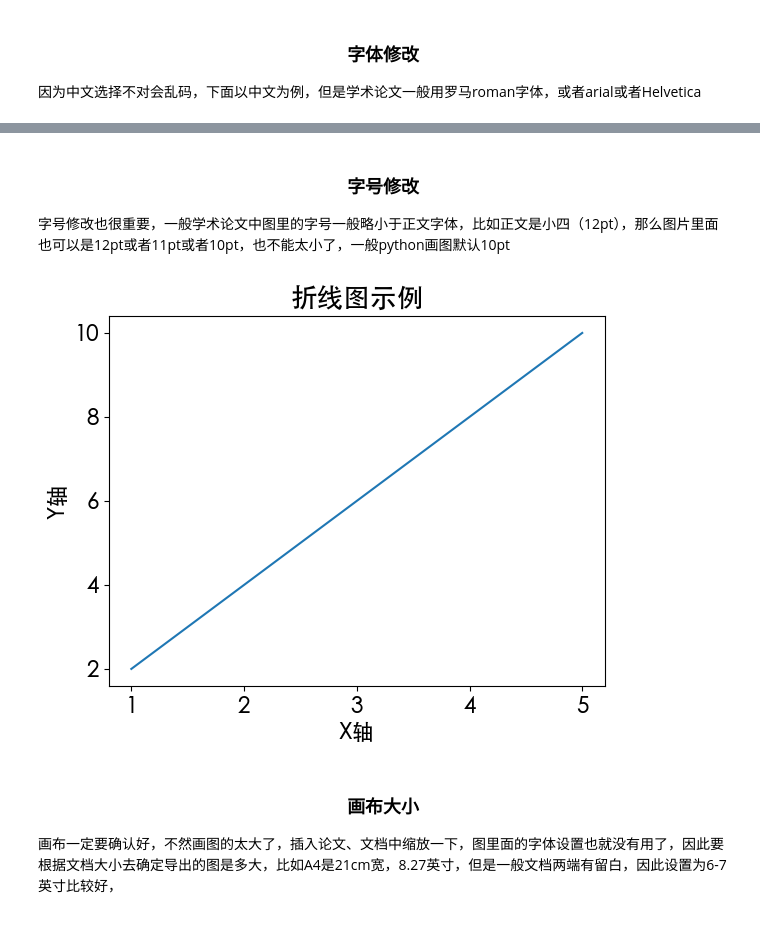
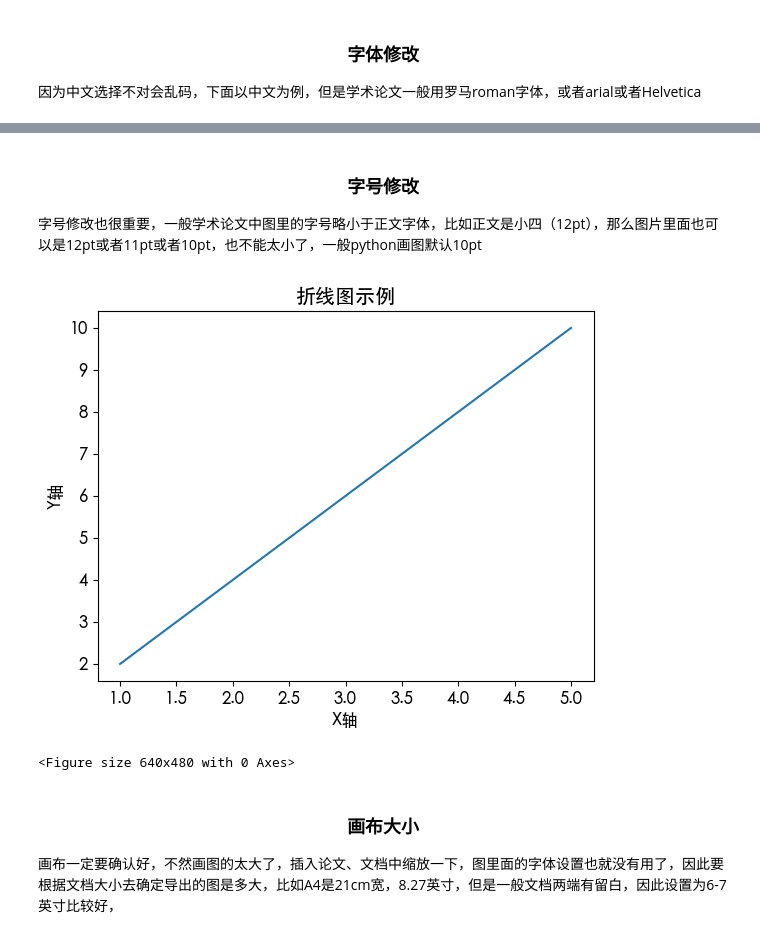
Before and after one commit to Branchccc/Plotting_with_python, a Jupyter notebook: tutorial_plotting.ipynb, the cells around one changed output, grey strips where cells are left out. Drawn from its saved outputs; the diff is of its cells as text; code cells hidden in the pictures.

```diff
--- a/tutorial_plotting.ipynb
+++ b/tutorial_plotting.ipynb
@@ -53,12 +52,13 @@ cmtt10
 # %% [markdown]
 ### <center> 字号修改 </center>
 
-字号修改也很重要，一般学术论文中图里的字号一般略小于正文字体，比如正文是小四（12pt），那么图片里面也可以是12pt或者11pt或者10pt，也不能太小了，一般python画图默认10pt
+字号修改也很重要，一般学术论文中图里的字号略小于正文字体，比如正文是小四（12pt），那么图片里面也可以是12pt或者11pt或者10pt，也不能太小了，一般python画图默认10pt
 # %%
-plt.rcParams['font.size'] = 16  # 但是标题字体大于16，可以单独修改标题字号
+plt.rcParams['font.size'] = 12  # 但是标题字体大于16，可以单独修改标题字号
 %run simple_plot.py
 # %% [output]
-[figure, old version]
+[figure, new version]
+<Figure size 640x480 with 0 Axes>
 # %% [markdown]
 ### <center> 画布大小 </center>
 
```
Also changed, not shown: parts of 8 cells of this notebook, 1 other file.
